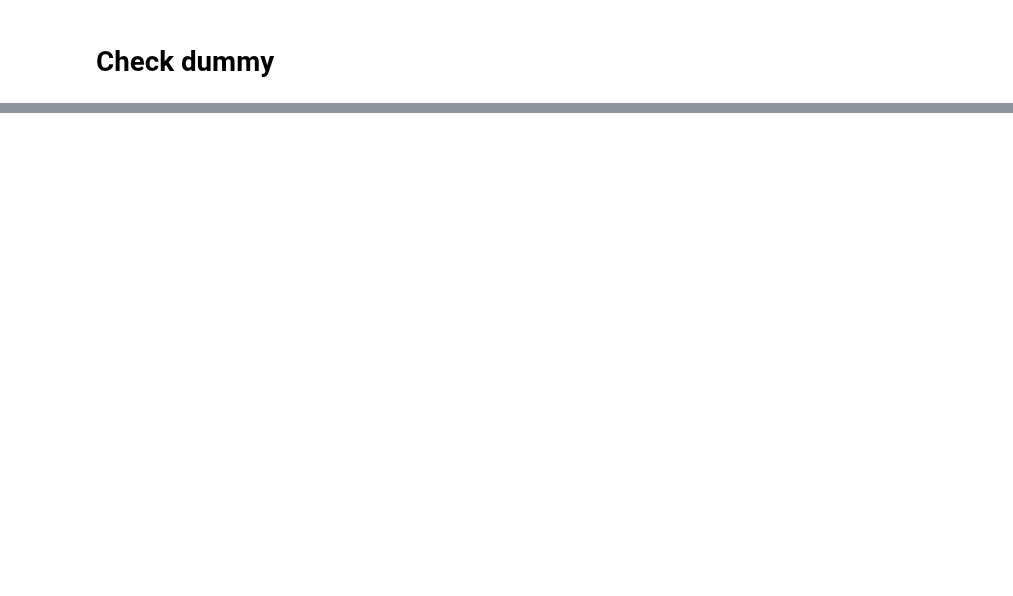
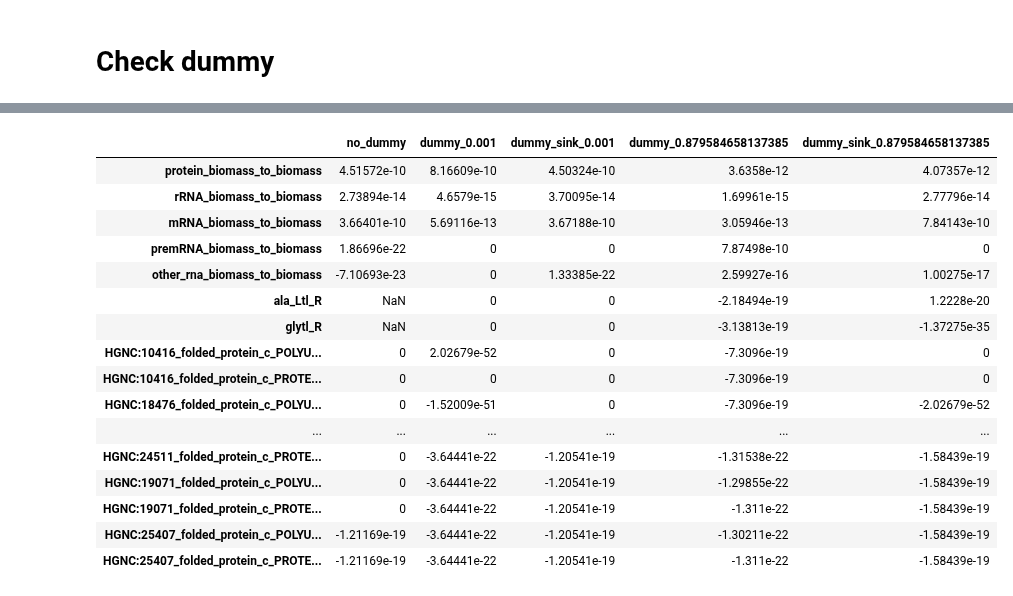
Before and after one commit to hmbaghdassarian/human_me, a Jupyter notebook: notebooks/master.ipynb, the cells around one changed output, grey strips where cells are left out. Cells and saved outputs as stored; diff of their text form; code cells hidden in the pictures; blank space fills up the shorter version.

```diff
--- a/notebooks/master.ipynb
+++ b/notebooks/master.ipynb
@@ -77,3 +77,8 @@ toy model
 # S = toy_me_model.create_stoichiometric_matrix(mu_val = 1, inplace = False, array_type = 'pandas')
 # fn = '/data2/hratch/human_me/test_lp/S_matrix.h5'
 # S.to_hdf(fn, key = str(0), mode = 'w')
+# %%
+from expression import build_me_model
+toy_me_model, builder = build_me_model.build_me(minimal_proteome = True, compress_mrna = False,
+                                                unmodeled_protein_frac = None,
+                                                model_id = 'toy_me_model')
@@ -89,9 +112,0 @@ toy_model = build_me_model.build_me(non_machinery = [], minimal_proteome = True,
-# %%
-res = {'dummy': {'model': dummy_model}, 'no_dummy': {'model': toy_model}}
-for mt in res:
-    sln, stat, _ = res[mt]['model'].solve_lp(mu_val = 1e-9)
-    ir = res[mt]['model'].infeasible_reactions(1e-9, sln, stat)
-
-    res[mt]['sln'] = sln
-    res[mt]['stat'] = stat
-    res[mt]['infeasible_reactions'] = ir
@@ -205,0 +171,8 @@ fail.intersect
+# %%
+stores = get_mods(fracs = [None, 0.001, params.unmodeled_protein_frac])
+
+res = dict()
+for store in stores:
+    for k,v in store.items():
+        res[k] = v
+print(list(res.keys()))
@@ -205,0 +181,18 @@ fail.intersect
+# %%
+tol = np.max([abs(v) for v in res['no_dummy']['infeasible_reactions'].values()])
+
+r_ids = []
+for k_ in res:
+    r_ids += [k for k,v in res[k_]['infeasible_reactions'].items() if abs(v) > tol]
+
+r_ids = pd.Series([biomass.pb_reaction.id] + [r.id for r in biomass.biomass_reactions]  + r_ids).unique().tolist()
+res_df = pd.DataFrame(columns = res.keys(), index = r_ids)
+
+for k in res.keys():
+    for r_id in r_ids:
+        try:
+            res_df.loc[r_id, k] = res[k]['sln'][res[k]['model'].reactions.index(r_id)]
+        except:
+            res_df.loc[r_id, k] = float('nan')
+
+fail = res_df[abs(res_df['dummy_0.879584658137385'] - res_df['dummy_sink_0.879584658137385']) > tol]
@@ -205,0 +416,20 @@ fail.intersect
+# %%
+fail
+# %% [output]
+|  | no_dummy | dummy_0.001 | dummy_sink_0.001 | dummy_0.879584658137385 | dummy_sink_0.879584658137385 |
+| protein_biomass_to_biomass | 4.51572e-10 | 8.16609e-10 | 4.50324e-10 | 3.6358e-12 | 4.07357e-12 |
+| rRNA_biomass_to_biomass | 2.73894e-14 | 4.6579e-15 | 3.70095e-14 | 1.69961e-15 | 2.77796e-14 |
+| mRNA_biomass_to_biomass | 3.66401e-10 | 5.69116e-13 | 3.67188e-10 | 3.05946e-13 | 7.84143e-10 |
+| premRNA_biomass_to_biomass | 1.86696e-22 | 0 | 0 | 7.87498e-10 | 0 |
+| other_rna_biomass_to_biomass | -7.10693e-23 | 0 | 1.33385e-22 | 2.59927e-16 | 1.00275e-17 |
+| ala_Ltl_R | NaN | 0 | 0 | -2.18494e-19 | 1.2228e-20 |
+| glytl_R | NaN | 0 | 0 | -3.13813e-19 | -1.37275e-35 |
+| HGNC:10416_folded_protein_c_POLYU... | 0 | 2.02679e-52 | 0 | -7.3096e-19 | 0 |
+| HGNC:10416_folded_protein_c_PROTE... | 0 | 0 | 0 | -7.3096e-19 | 0 |
+| HGNC:18476_folded_protein_c_POLYU... | 0 | -1.52009e-51 | 0 | -7.3096e-19 | -2.02679e-52 |
+| ... | ... | ... | ... | ... | ... |
+| HGNC:24511_folded_protein_c_PROTE... | 0 | -3.64441e-22 | -1.20541e-19 | -1.31538e-22 | -1.58439e-19 |
+| HGNC:19071_folded_protein_c_POLYU... | 0 | -3.64441e-22 | -1.20541e-19 | -1.29855e-22 | -1.58439e-19 |
+| HGNC:19071_folded_protein_c_PROTE... | 0 | -3.64441e-22 | -1.20541e-19 | -1.311e-22 | -1.58439e-19 |
+| HGNC:25407_folded_protein_c_POLYU... | -1.21169e-19 | -3.64441e-22 | -1.20541e-19 | -1.30211e-22 | -1.58439e-19 |
+| HGNC:25407_folded_protein_c_PROTE... | -1.21169e-19 | -3.64441e-22 | -1.20541e-19 | -1.311e-22 | -1.58439e-19 |
```
Also changed, not shown: parts of 61 cells of this notebook, 6 other files.
